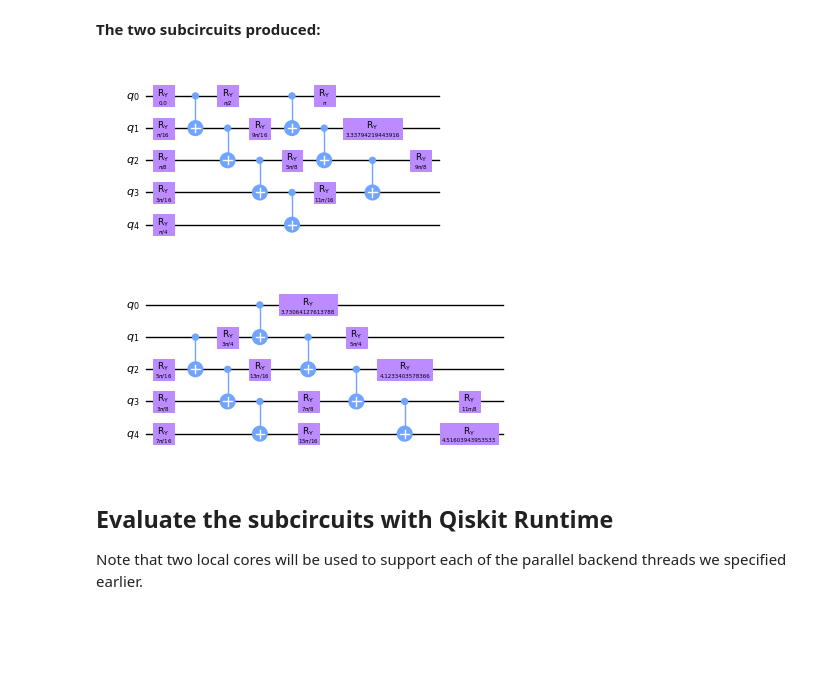
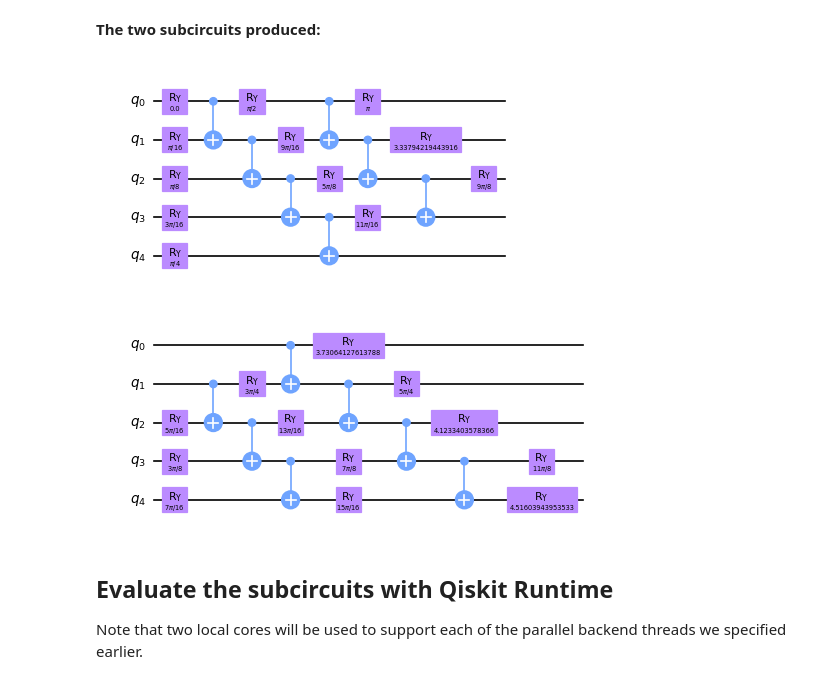
Before and after one commit to Qiskit/qiskit-addon-cutting, a Jupyter notebook: docs/circuit_cutting/tutorials/tutorial_1_circuit_cutting_automatic_cut_finding.ipynb, the cells around one changed output. Drawn from its saved outputs; the diff is of its cells as text; code cells hidden in the pictures; blank space fills up the shorter version.

```diff
--- a/docs/circuit_cutting/tutorials/tutorial_1_circuit_cutting_automatic_cut_finding.ipynb
+++ b/docs/circuit_cutting/tutorials/tutorial_1_circuit_cutting_automatic_cut_finding.ipynb
@@ -43,7 +45,7 @@ from qiskit_ibm_runtime import (
 )
 service = QiskitRuntimeService(
     channel="ibm_quantum",
-    token="<YOUR_API_TOKEN>",
+#     token="<YOUR_API_TOKEN>",
 )
 # %% [markdown]
 The wire cutter tool uses a `Sampler` primitive to evaluate the probabilities of each subcircuit. Here, we configure the options for the Runtime Sampler and specify the backend(s) to be used to evaluate the subcircuits:
@@ -115,14 +117,14 @@ dict_keys(['max_subcircuit_width', 'subcircuits', 'complete_path_map', 'num_cuts
 **The two subcircuits produced:**
 # %%
 # visualize the first subcircuit
-cuts['subcircuits'][0].draw('mpl', fold=-1, scale=0.5)
+cuts['subcircuits'][0].draw('mpl', fold=-1, scale=0.6)
 # %% [output]
-[figure, old version]
+[figure, new version]
 # %%
 # visualize the second subcircuit
-cuts['subcircuits'][1].draw('mpl', fold=-1, scale=0.5)
+cuts['subcircuits'][1].draw('mpl', fold=-1, scale=0.6)
 # %% [output]
-[figure, old version]
+[figure, new version]
 # %% [markdown]
 ## Evaluate the subcircuits with Qiskit Runtime
 
```
Also changed, not shown: parts of 6 cells of this notebook, 1 other file.
